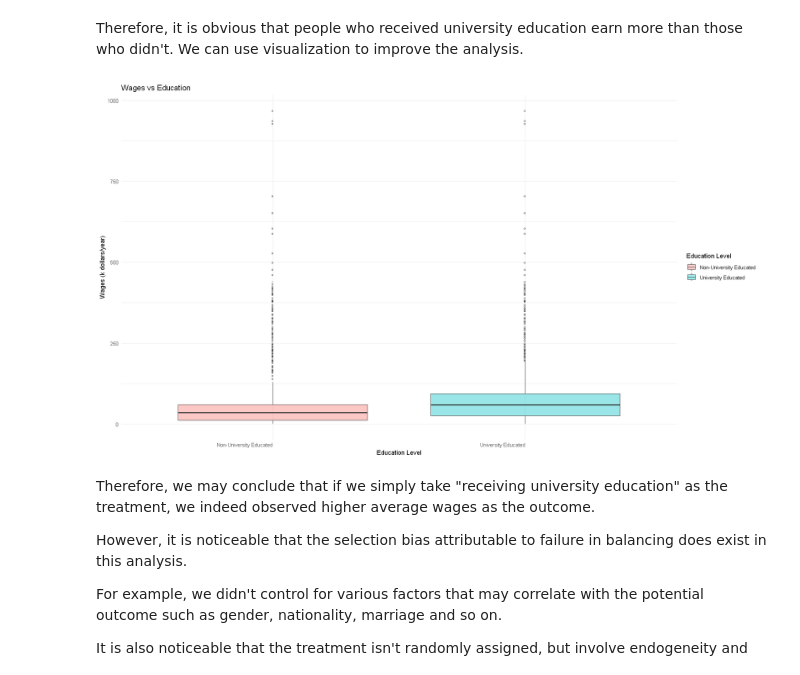
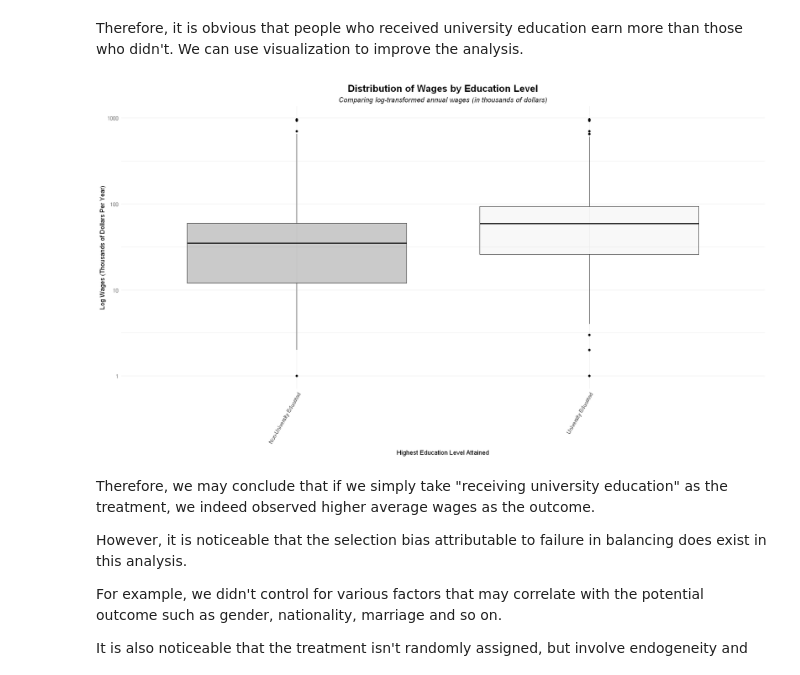
Before and after one commit to NathanPalaiologos/ECON-398, a Jupyter notebook: Assignment2_applied_problem.ipynb, the cells around one changed output. Cells and saved outputs as stored; diff of their text form; code cells hidden in the pictures.

```diff
--- a/Assignment2_applied_problem.ipynb
+++ b/Assignment2_applied_problem.ipynb
@@ -110,23 +193,33 @@ Therefore, it is obvious that people who received university education earn more
 # %%
 # We do a visualization of those who received university education and those who are not
 census_data <- census_data|>
     mutate(uni = ifelse(hdgree >= 8, "University Educated", "Non-University Educated"))
 
 plot_data <- census_data|>
     select(uni, Wages)|>
     mutate(uni = as_factor(uni))|>
     mutate(Wages = Wages/1000)
 
 uni_dist <- plot_data|>
     ggplot(aes(x = uni, y = Wages, fill = uni)) +
-    geom_boxplot(alpha = 0.4, outlier.shape = "o") +
-    labs(title = "Wages vs Education", x = "Education Level", y = "Wages (k dollars/year)", fill = "Education Level") +
+    geom_boxplot(alpha = 0.3, outlier.shape = 16, outlier.colour = "black", color = "black") +
+    scale_fill_grey(start = 0.3, end = 0.9) +
+    labs(
+        title = "Distribution of Wages by Education Level",
+        subtitle = "Comparing log-transformed annual wages (in thousands of dollars)",
+        x = "Highest Education Level Attained",
+        y = "Log Wages (Thousands of Dollars Per Year)"
+    ) +
+    scale_y_log10() +
     theme_minimal() +
-    theme(axis.text.x = element_text(angle = 0, hjust = 1))
+    theme(plot.title = element_text(hjust = 0.5, size = 16, face = "bold"),
+        plot.subtitle = element_text(hjust = 0.5, size = 12, face = "italic"),
+        axis.text.x = element_text(angle = 60, hjust = 1),
+        legend.position = "none")
 
 uni_dist
 # %% [output]
-[figure, old version]
+[figure, new version]
 # %% [markdown]
 Therefore, we may conclude that if we simply take "receiving university education" as the treatment, we indeed observed higher average wages as the outcome.
 
```
Also changed, not shown: parts of 8 cells of this notebook.
